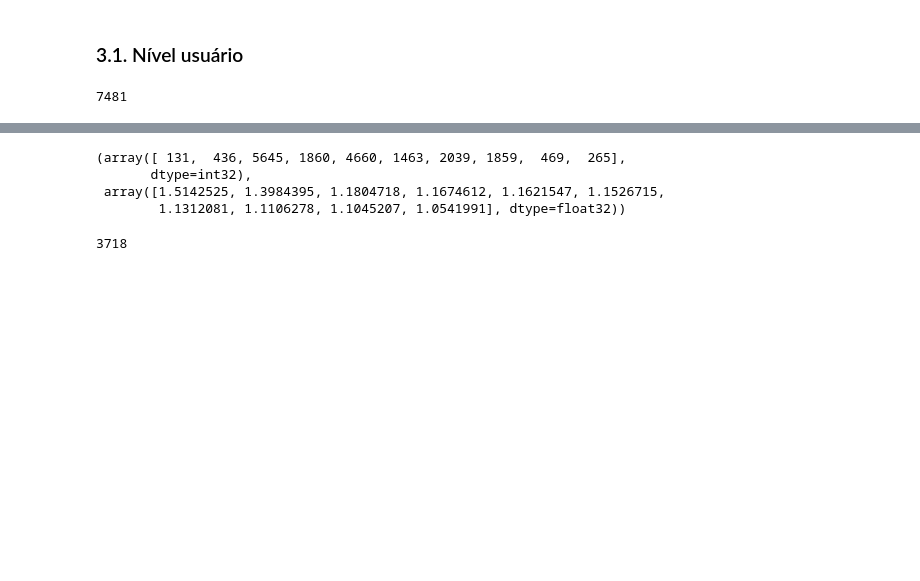
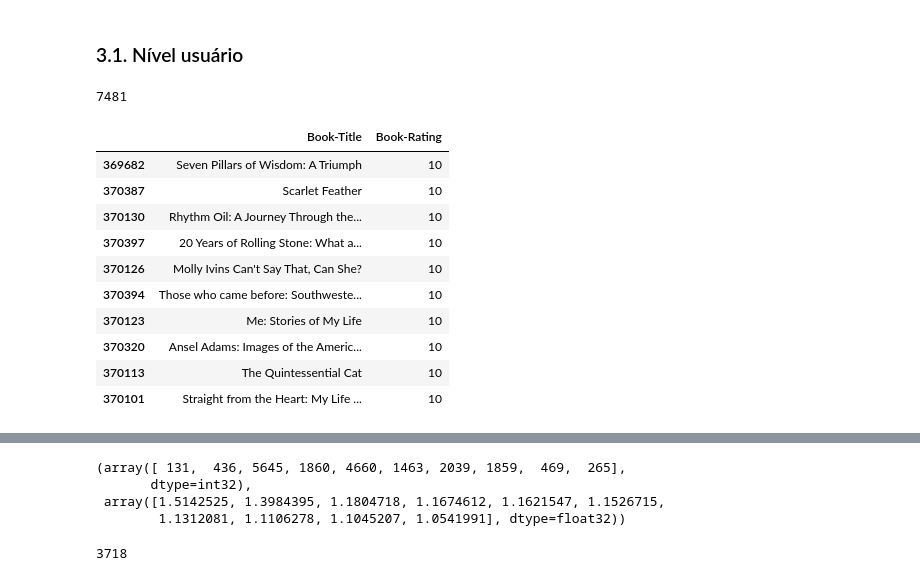
Before and after one commit to barbosarafael/book-recommendation, a Jupyter notebook: 02-notebooks/03-collaborative-filter/02-als.ipynb, the cells around one changed output, grey strips where cells are left out. Drawn from its saved outputs; the diff is of its cells as text; code cells hidden in the pictures; blank space fills up the shorter version.

```diff
--- a/02-notebooks/03-collaborative-filter/02-als.ipynb
+++ b/02-notebooks/03-collaborative-filter/02-als.ipynb
@@ -124,0 +122,21 @@ df_full\
+# %%
+#---- TOP 10 livros mais bem avaliados pelo usuário
+
+df_full\
+    .query(f'`User-ID` == {user_id_rec}')\
+    .query(f'`Book-Rating` != 0')\
+    .sort_values(by = 'Book-Rating', ascending = False)[['Book-Title', 'Book-Rating']]\
+    .drop_duplicates()\
+    .head(10)
+# %% [output]
+|  | Book-Title | Book-Rating |
+| 369682 | Seven Pillars of Wisdom: A Triumph | 10 |
+| 370387 | Scarlet Feather | 10 |
+| 370130 | Rhythm Oil: A Journey Through the... | 10 |
+| 370397 | 20 Years of Rolling Stone: What a... | 10 |
+| 370126 | Molly Ivins Can't Say That, Can She? | 10 |
+| 370394 | Those who came before: Southweste... | 10 |
+| 370123 | Me: Stories of My Life | 10 |
+| 370320 | Ansel Adams: Images of the Americ... | 10 |
+| 370113 | The Quintessential Cat | 10 |
+| 370101 | Straight from the Heart: My Life ... | 10 |
```
Also changed, not shown: parts of 3 cells of this notebook, 1 other file.
